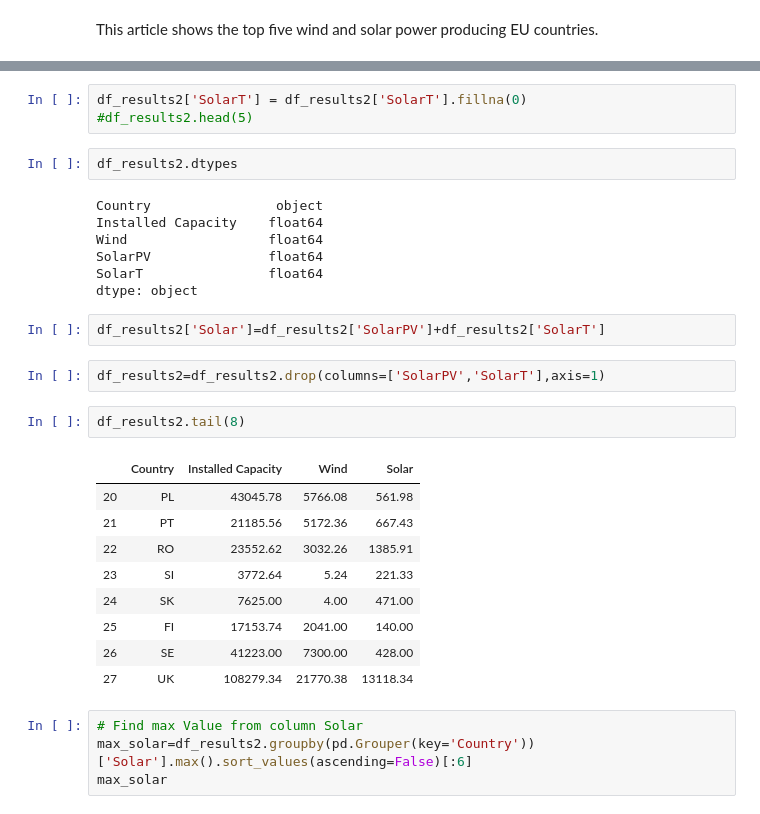
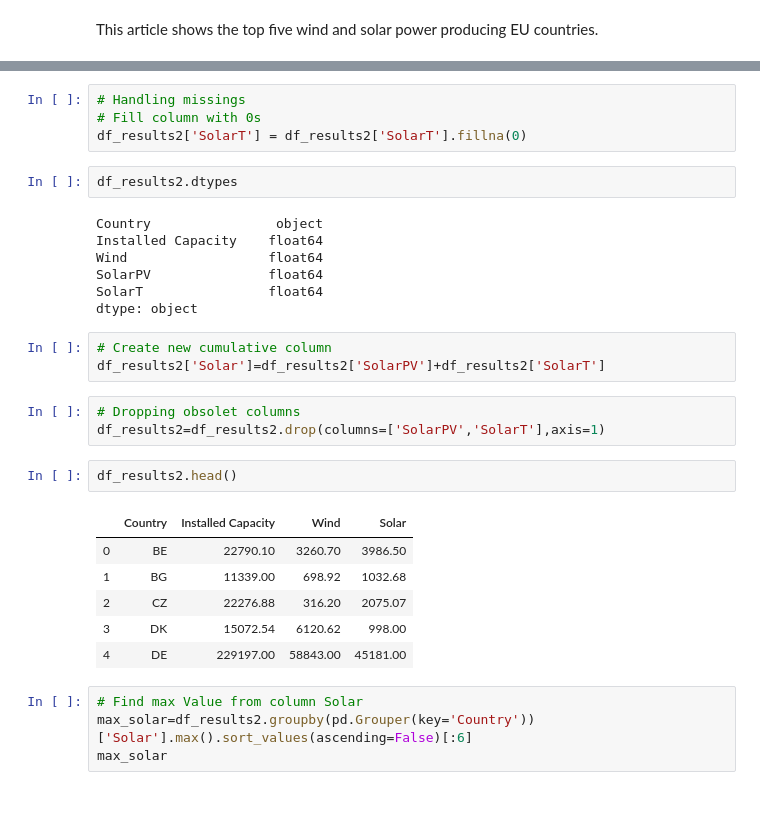
Before and after one commit to nlygar/renewable-energy-eu-statistics, a Jupyter notebook: renewable-energy-eu-statistics.ipynb, the cells around one changed output, grey strips where cells are left out. Drawn from its saved outputs; the diff is of its cells as text.

```diff
--- a/renewable-energy-eu-statistics.ipynb
+++ b/renewable-energy-eu-statistics.ipynb
@@ -584,8 +584,9 @@ df_results2.tail(5)
 | 26 | SE | 41223.00 | 7300.00 | 428.00 | NaN |
 | 27 | UK | 108279.34 | 21770.38 | 13118.34 | NaN |
 # %%
+# Handling missings
+# Fill column with 0s
 df_results2['SolarT'] = df_results2['SolarT'].fillna(0)
-#df_results2.head(5)
 # %%
 df_results2.dtypes
 # %% [output]
@@ -596,21 +597,20 @@ SolarPV               float64
 SolarT                float64
 dtype: object
 # %%
+# Create new cumulative column
 df_results2['Solar']=df_results2['SolarPV']+df_results2['SolarT']
 # %%
+# Dropping obsolet columns
 df_results2=df_results2.drop(columns=['SolarPV','SolarT'],axis=1)
-# %%
-df_results2.tail(8)
-# %% [output]
-|  | Country | Installed Capacity | Wind | Solar |
-| 20 | PL | 43045.78 | 5766.08 | 561.98 |
-| 21 | PT | 21185.56 | 5172.36 | 667.43 |
-| 22 | RO | 23552.62 | 3032.26 | 1385.91 |
-| 23 | SI | 3772.64 | 5.24 | 221.33 |
-| 24 | SK | 7625.00 | 4.00 | 471.00 |
-| 25 | FI | 17153.74 | 2041.00 | 140.00 |
-| 26 | SE | 41223.00 | 7300.00 | 428.00 |
-| 27 | UK | 108279.34 | 21770.38 | 13118.34 |
+# %%
+df_results2.head()
+# %% [output]
+|  | Country | Installed Capacity | Wind | Solar |
+| 0 | BE | 22790.10 | 3260.70 | 3986.50 |
+| 1 | BG | 11339.00 | 698.92 | 1032.68 |
+| 2 | CZ | 22276.88 | 316.20 | 2075.07 |
+| 3 | DK | 15072.54 | 6120.62 | 998.00 |
+| 4 | DE | 229197.00 | 58843.00 | 45181.00 |
 # %%
 # Find max Value from column Solar
 max_solar=df_results2.groupby(pd.Grouper(key='Country'))['Solar'].max().sort_values(ascending=False)[:6]
```
Also changed, not shown: parts of 13 cells of this notebook.
